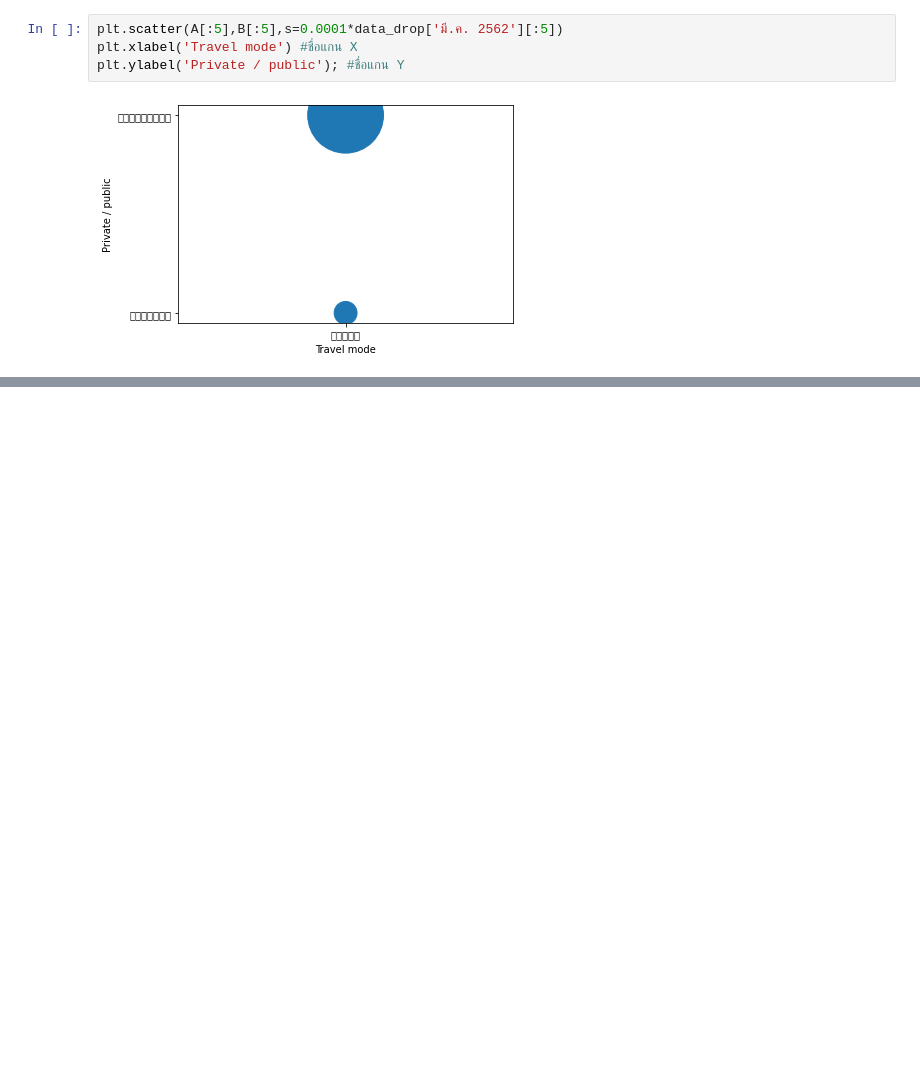
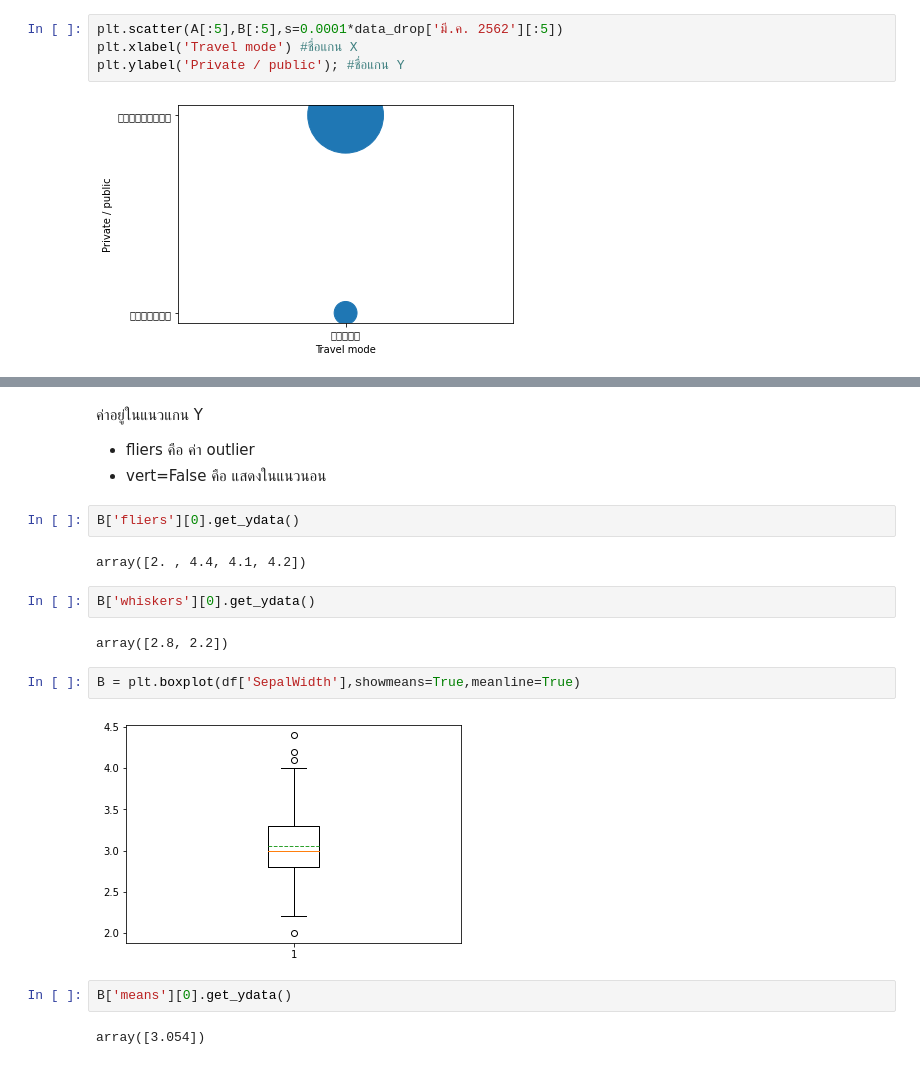
Before and after one commit to MMoltira/data_viz, a Jupyter notebook: Visualize_Table_Distribution.ipynb, the cells around one changed output, grey strips where cells are left out. Drawn from its saved outputs; the diff is of its cells as text; blank space fills up the shorter version.

```diff
--- a/Visualize_Table_Distribution.ipynb
+++ b/Visualize_Table_Distribution.ipynb
@@ -215,0 +256,20 @@ plt.ylabel('Private / public'); #ชื่อแกน Y
+# %% [markdown]
+ค่าอยู่ในแนวแกน Y
+* fliers คือ ค่า outlier
+* vert=False คือ แสดงในแนวนอน
+# %%
+B['fliers'][0].get_ydata()
+# %% [output]
+array([2. , 4.4, 4.1, 4.2])
+# %%
+B['whiskers'][0].get_ydata()
+# %% [output]
+array([2.8, 2.2])
+# %%
+B = plt.boxplot(df['SepalWidth'],showmeans=True,meanline=True)
+# %% [output]
+[figure, added]
+# %%
+B['means'][0].get_ydata()
+# %% [output]
+array([3.054])
```
Also changed, not shown: parts of 15 cells of this notebook.
